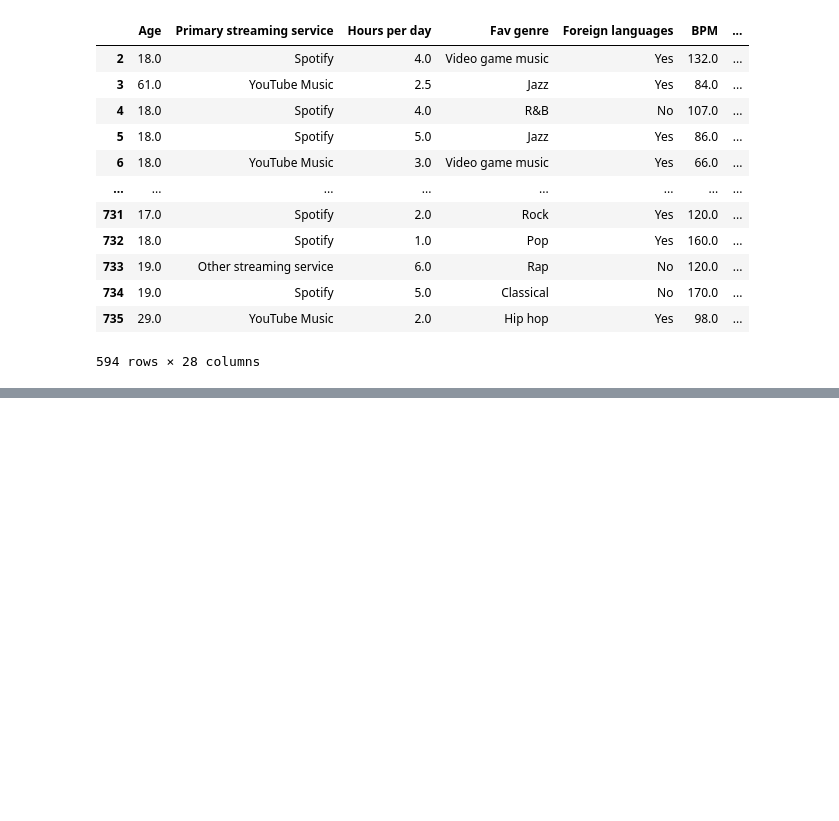
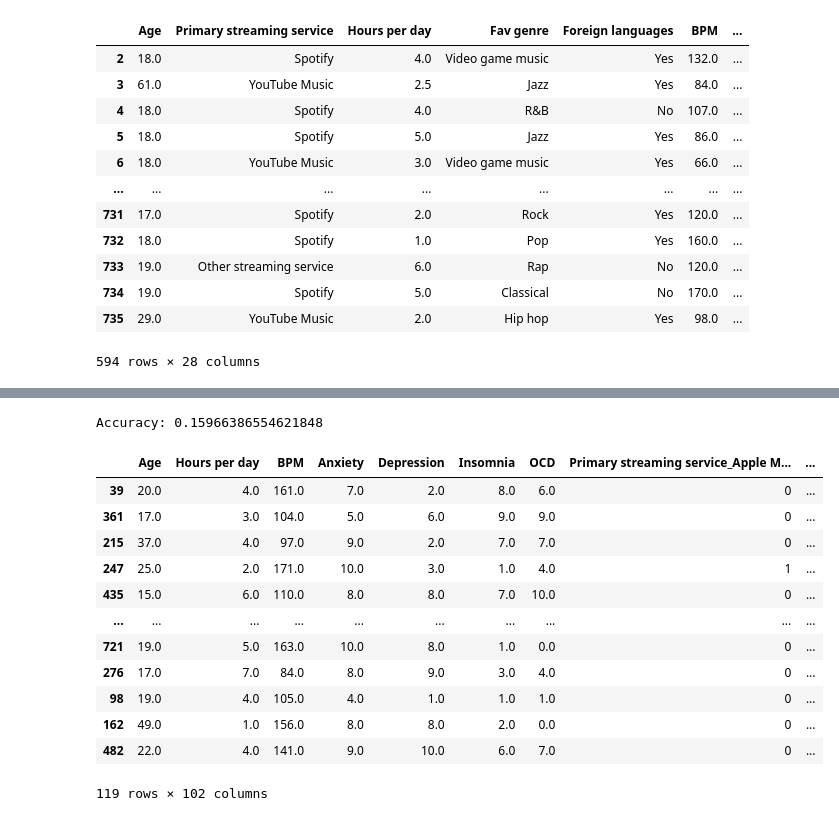
Before and after one commit to ElliceNels/B3EPIC, a Jupyter notebook: Data_Science_Workflow.ipynb, the cells around one changed output, grey strips where cells are left out. Cells and saved outputs as stored; diff of their text form; code cells hidden in the pictures; blank space fills up the shorter version.

```diff
--- a/Data_Science_Workflow.ipynb
+++ b/Data_Science_Workflow.ipynb
@@ -210,12 +197,0 @@ dataset
-# %%
-from sklearn.preprocessing import LabelEncoder
-
-# Check for and handle categorical variables
-label_encoder = LabelEncoder()
-x_categorical = dataset.select_dtypes(include=['object']).apply(label_encoder.fit_transform)
-x_numerical = dataset.select_dtypes(exclude=['object'])
-dataset = pd.concat([x_numerical, x_categorical], axis=1)
-# dataset = dataset.loc[(dataset['Fav genre'] == 14)]
-# dataset['Fav genre'].value_counts()
-
-# 10, 11, 14
@@ -276,0 +198,8 @@ oob score:  0.006176075344473508
+# %%
+# Adding a mental health score column
+dataset["Mental health score"] = (dataset['Anxiety'] + dataset['Depression'] + dataset['OCD'] + dataset['Insomnia'])
+# Convert continuous target variable to discrete categories
+bins = [0, 10, 20, 30, 40]
+labels = ['Very low', 'Low', 'Moderate', 'High']
+dataset['Mental health category'] = pd.cut(dataset['Mental health score'], bins=bins, labels=labels)
+dataset
@@ -276,0 +220,49 @@ oob score:  0.006176075344473508
+# %%
+# Convert categorical columns to one hot encoded columns
+dataset_hot = pd.get_dummies(dataset)
+# Define features and target
+X = dataset_hot.drop('Mental health score', axis=1)
+y = dataset_hot['Mental health score']
+# %%
+import pandas as pd
+from sklearn.naive_bayes import MultinomialNB
+from sklearn.preprocessing import LabelEncoder
+from sklearn.model_selection import train_test_split
+
+le = LabelEncoder()
+y = le.fit_transform(y)
+
+# Split the dataset into train and test sets
+X_train, X_test, y_train, y_test = train_test_split(X, y, test_size=0.2, random_state=42)
+
+# Create Naive Bayes Model
+classifier = MultinomialNB()
+# %%
+# Fit the classifier with X_train and y_train data
+classifier.fit(X_train, y_train)
+
+# Make predictions
+y_pred = classifier.predict(X_test)
+
+# Evaluate the model
+from sklearn.metrics import accuracy_score
+accuracy = accuracy_score(y_test, y_pred)
+print(f'Accuracy: {accuracy}')
+# %% [output]
+Accuracy: 0.15966386554621848
+# %%
+X_test
+# %% [output]
+|  | Age | Hours per day | BPM | Anxiety | Depression | Insomnia | OCD | Primary streaming service_Apple M... | ... |
+| 39 | 20.0 | 4.0 | 161.0 | 7.0 | 2.0 | 8.0 | 6.0 | 0 | ... |
+| 361 | 17.0 | 3.0 | 104.0 | 5.0 | 6.0 | 9.0 | 9.0 | 0 | ... |
+| 215 | 37.0 | 4.0 | 97.0 | 9.0 | 2.0 | 7.0 | 7.0 | 0 | ... |
+| 247 | 25.0 | 2.0 | 171.0 | 10.0 | 3.0 | 1.0 | 4.0 | 1 | ... |
+| 435 | 15.0 | 6.0 | 110.0 | 8.0 | 8.0 | 7.0 | 10.0 | 0 | ... |
+| ... | ... | ... | ... | ... | ... | ... | ... | ... | ... |
+| 721 | 19.0 | 5.0 | 163.0 | 10.0 | 8.0 | 1.0 | 0.0 | 0 | ... |
+| 276 | 17.0 | 7.0 | 84.0 | 8.0 | 9.0 | 3.0 | 4.0 | 0 | ... |
+| 98 | 19.0 | 4.0 | 105.0 | 4.0 | 1.0 | 1.0 | 1.0 | 0 | ... |
+| 162 | 49.0 | 1.0 | 156.0 | 8.0 | 8.0 | 2.0 | 0.0 | 0 | ... |
+| 482 | 22.0 | 4.0 | 141.0 | 9.0 | 10.0 | 6.0 | 7.0 | 0 | ... |
+119 rows × 102 columns
```
Also changed, not shown: parts of 11 cells of this notebook.
